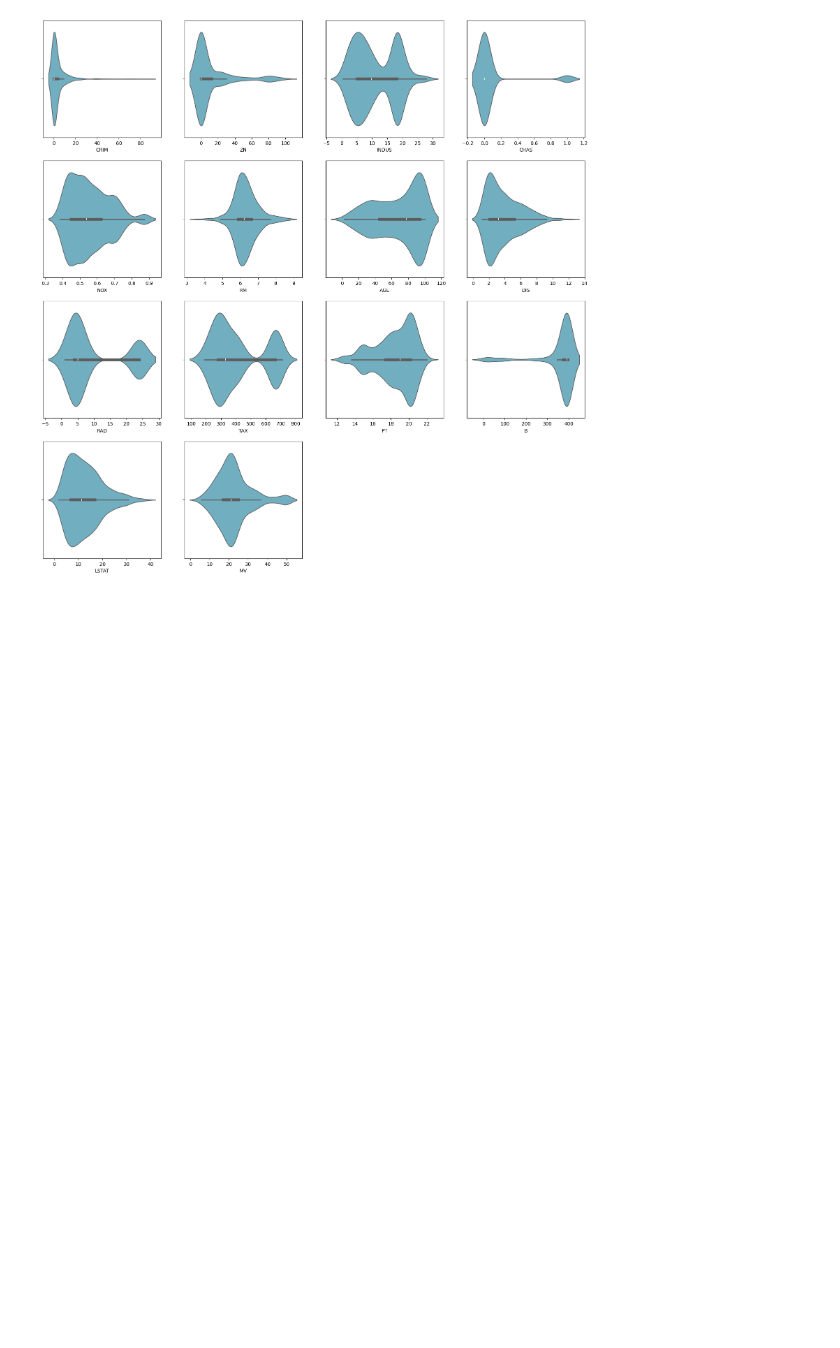
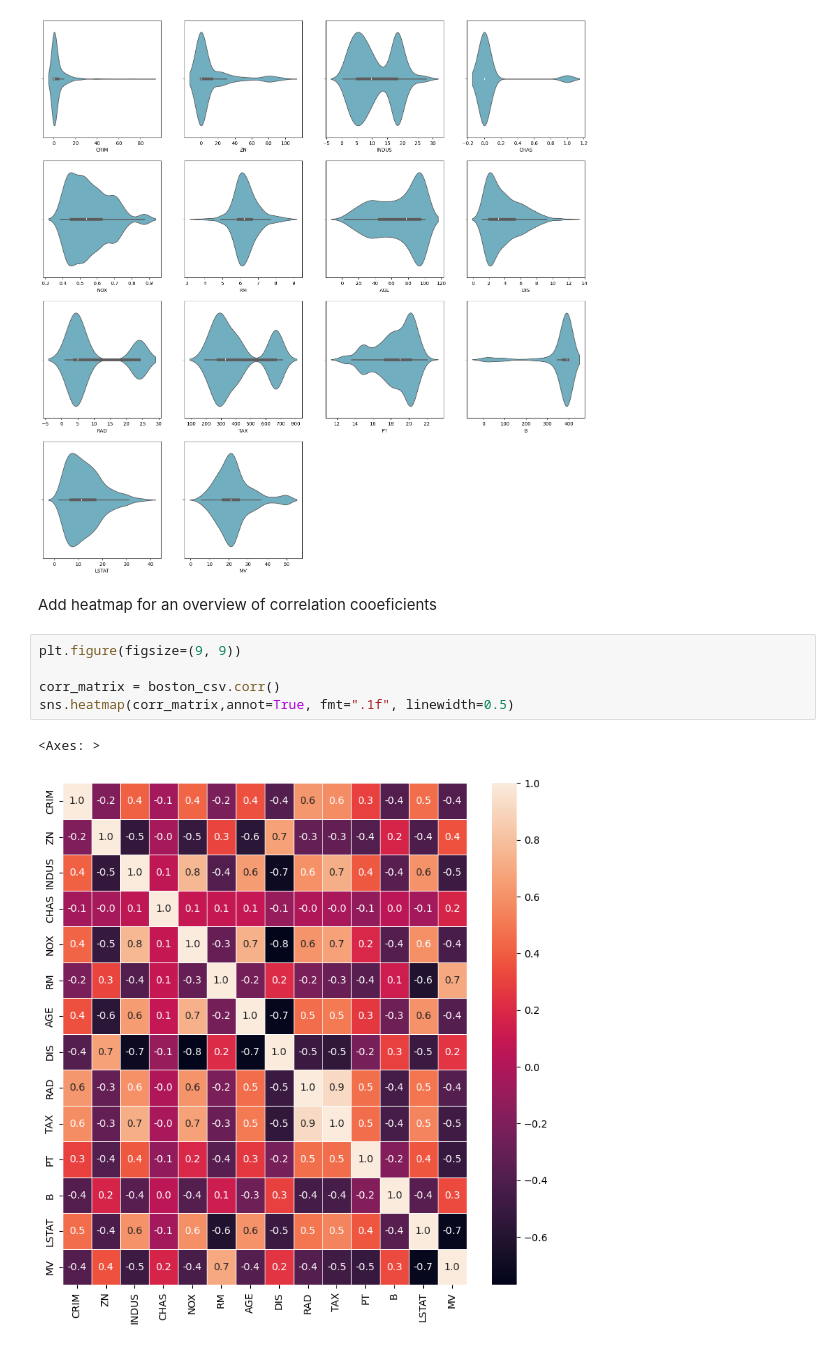
Before and after one commit to Ri-Dearg/data-analytics-dbs, a Jupyter notebook: statistics/ca1-boston-data/ca1.ipynb, the cells around one changed output. Saved outputs shown, nothing was run; the diff lists cells and outputs as text; blank space fills up the shorter version.

Commit message:
feat(stats): add heatmap

```diff
--- a/statistics/ca1-boston-data/ca1.ipynb
+++ b/statistics/ca1-boston-data/ca1.ipynb
@@ -109,3 +109,13 @@ Add violin plots to show median, interquartile range, concentration of values.
 multi_row_plot(sns.violinplot, boston_csv)
 # %% [output]
 [figure]
+# %% [markdown]
+Add heatmap for an overview of correlation cooeficients
+# %%
+plt.figure(figsize=(9, 9))
+
+corr_matrix = boston_csv.corr()
+sns.heatmap(corr_matrix,annot=True, fmt=".1f", linewidth=0.5)
+# %% [output]
+<Axes: >
+[figure, added]
```
